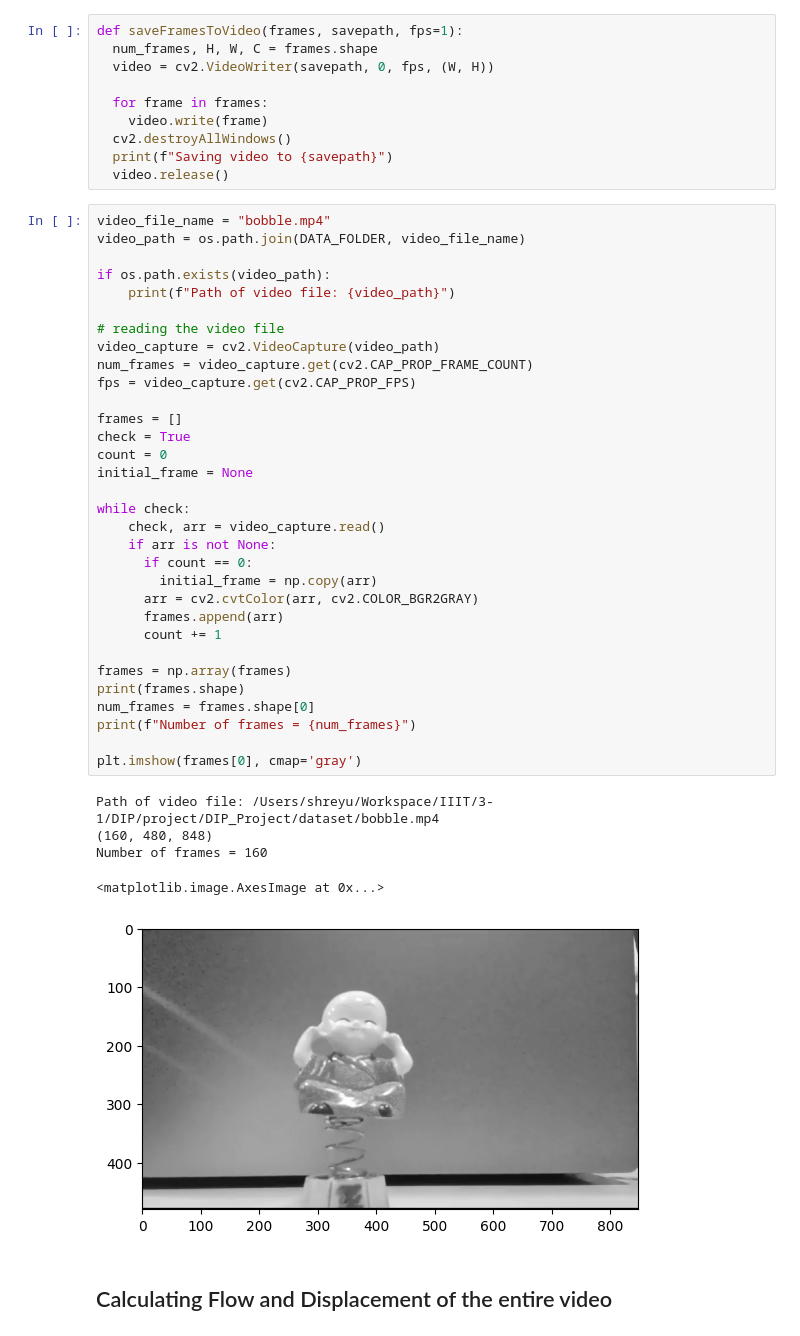
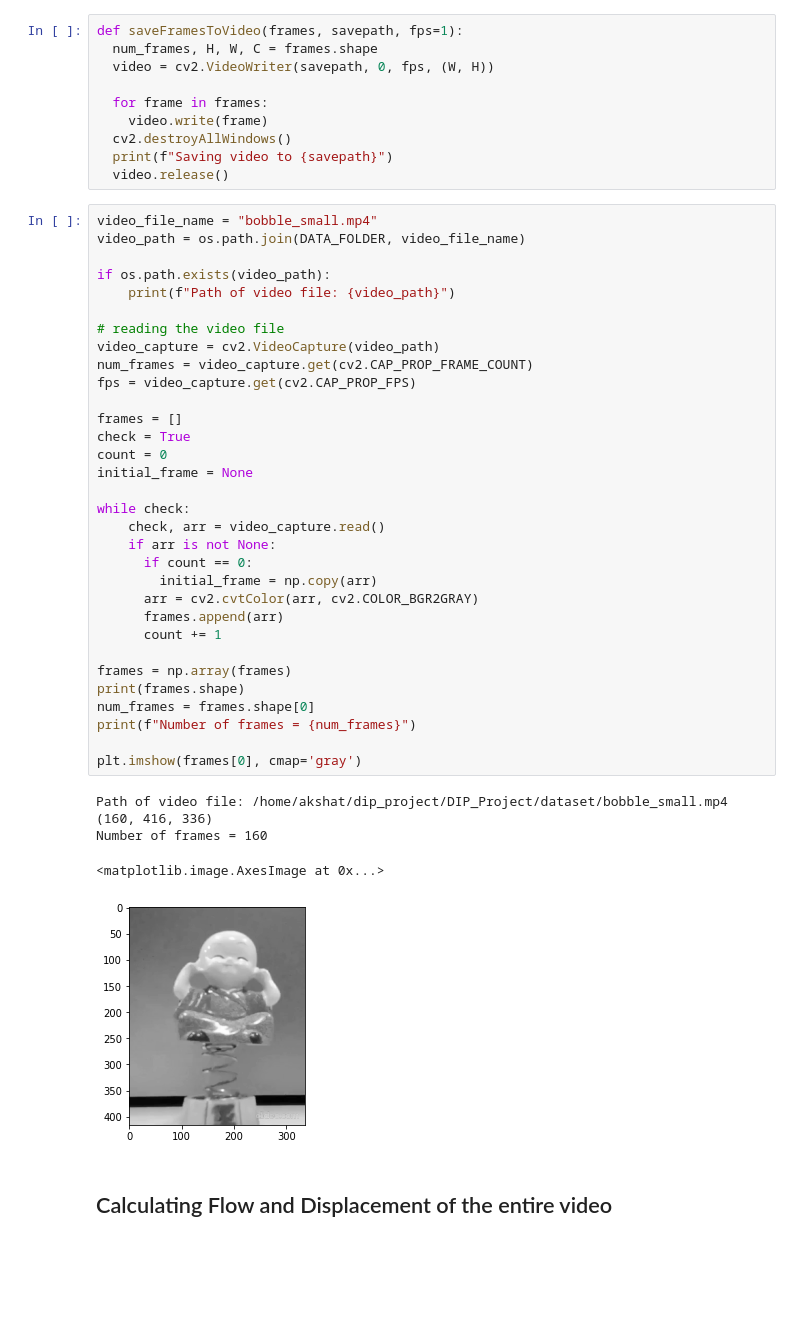
Before and after one commit to akshatsanghvi211103/DIP_Project, a Jupyter notebook: modal_analysis.ipynb, the cells around one changed output. Drawn from its saved outputs; the diff is of its cells as text; blank space fills up the shorter version.

Commit message:
trying X and Y on small bobble video

```diff
--- a/modal_analysis.ipynb
+++ b/modal_analysis.ipynb
@@ -31,43 +31,43 @@ def saveFramesToVideo(frames, savepath, fps=1):
   print(f"Saving video to {savepath}")
   video.release()
 # %%
-video_file_name = "bobble.mp4"
+video_file_name = "bobble_small.mp4"
 video_path = os.path.join(DATA_FOLDER, video_file_name)
 
 if os.path.exists(video_path):
     print(f"Path of video file: {video_path}")
 
 # reading the video file
 video_capture = cv2.VideoCapture(video_path)
 num_frames = video_capture.get(cv2.CAP_PROP_FRAME_COUNT)
 fps = video_capture.get(cv2.CAP_PROP_FPS)
 
 frames = []
 check = True
 count = 0
 initial_frame = None
 
 while check:
     check, arr = video_capture.read()
     if arr is not None:
       if count == 0:
         initial_frame = np.copy(arr)
       arr = cv2.cvtColor(arr, cv2.COLOR_BGR2GRAY)
       frames.append(arr)
       count += 1
 
 frames = np.array(frames)
 print(frames.shape)
 num_frames = frames.shape[0]
 print(f"Number of frames = {num_frames}")
 
 plt.imshow(frames[0], cmap='gray')
 # %% [output]
-Path of video file: /Users/shreyu/Workspace/IIIT/3-1/DIP/project/DIP_Project/dataset/bobble.mp4
-(160, 480, 848)
+Path of video file: /home/akshat/dip_project/DIP_Project/dataset/bobble_small.mp4
+(160, 416, 336)
 Number of frames = 160
 <matplotlib.image.AxesImage at 0x...>
-[figure, old version]
+[figure, new version]
 # %% [markdown]
 ## Calculating Flow and Displacement of the entire video
 # %%
```
Also changed, not shown: parts of 16 cells of this notebook, 3 other files.
